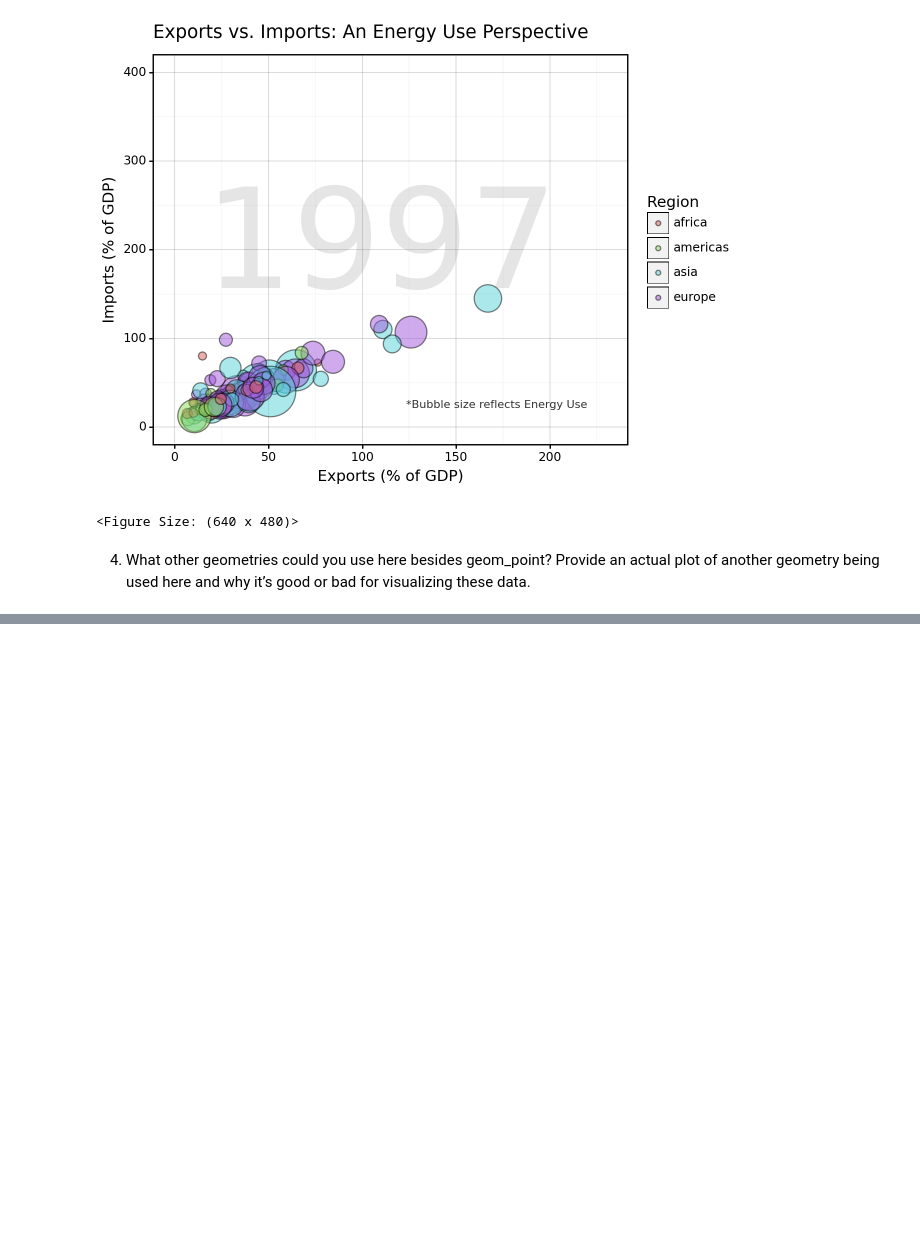
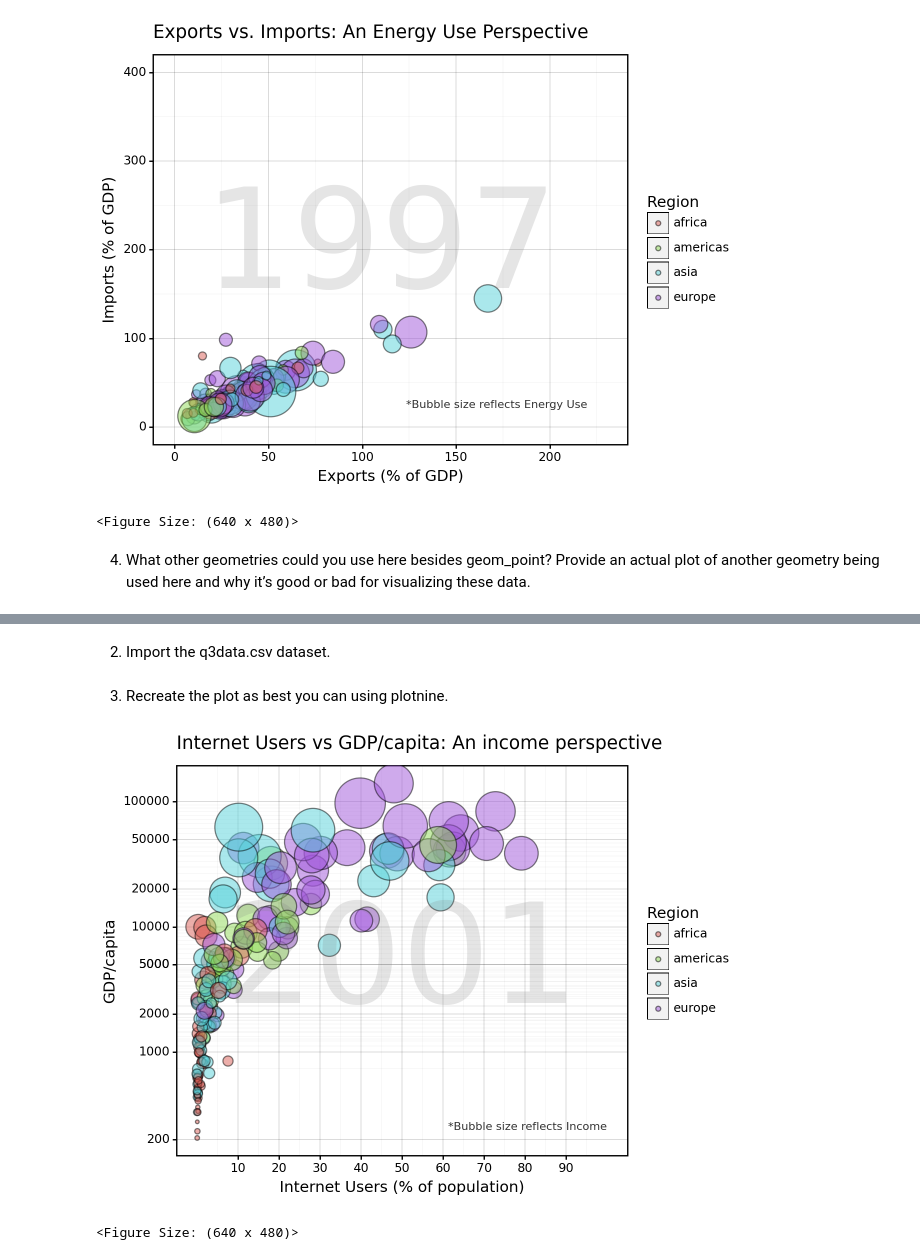
Before and after one commit to bellamccarty/GSB-544, a Jupyter notebook: Labs/Lab01/Lab01.ipynb, the cells around one changed output, grey strips where cells are left out. Cells and saved outputs as stored; diff of their text form; code cells hidden in the pictures; blank space fills up the shorter version.

```diff
--- a/Labs/Lab01/Lab01.ipynb
+++ b/Labs/Lab01/Lab01.ipynb
@@ -196,0 +214,25 @@ The plot effectively shows trends in the relationship between exports and import
+# %% [markdown]
+2. Import the q3data.csv dataset.
+# %%
+q3data = pd.read_csv("Data/q3data.csv")
+q3data = q3data.dropna()
+# %% [markdown]
+3. Recreate the plot as best you can using plotnine.
+# %%
+(ggplot(q3data, aes(x='internet_users', y='gdp', size='income', fill='four_regions')) +
+    geom_point(alpha = 0.5) +
+    scale_size_continuous(range=[1, 20], guide = False)  + # Change bubble size to look like Gapminder Plot
+    theme_linedraw() +
+    labs(x='Internet Users (% of population)', y='GDP/capita',
+         fill='Region',
+         title = "Internet Users vs GDP/capita: An income perspective") +
+    scale_y_log10(breaks=[200, 5000, 1000, 2000, 5000, 10000, 20000, 50000, 100000]) + # Match Y axis to the Gapminder Plot
+    scale_x_continuous(breaks=[10,20,30,40,50,60,70,80,90]) + # Match X axis to the Gapminder Plot
+    annotate("text", x=50, y=5000, label="2001",
+             size=100, color="grey", alpha=0.2, ha='center') + # Add year like Gapminder plot
+    annotate("text", x=100, y=250, label="*Bubble size reflects Income",
+             size=8, color="black", alpha=0.8, ha='right') + # Add bubble size descriptor in lieu of income toggle
+    theme(legend_position='right'))
+# %% [output]
+[figure, added]
+<Figure Size: (640 x 480)>
```
Also changed, not shown: parts of 9 cells of this notebook, 1 other file.
